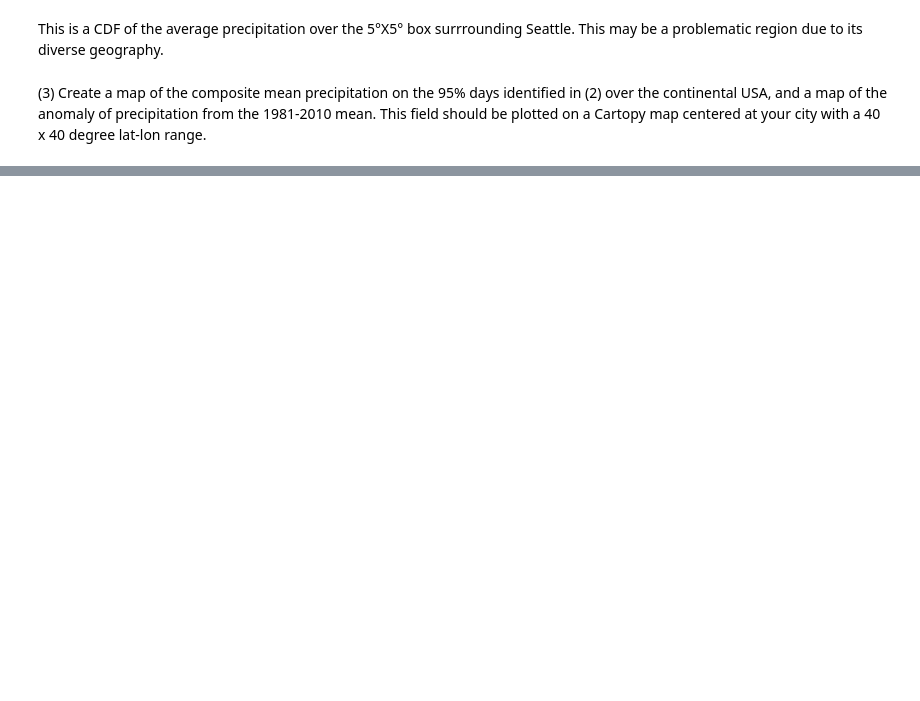
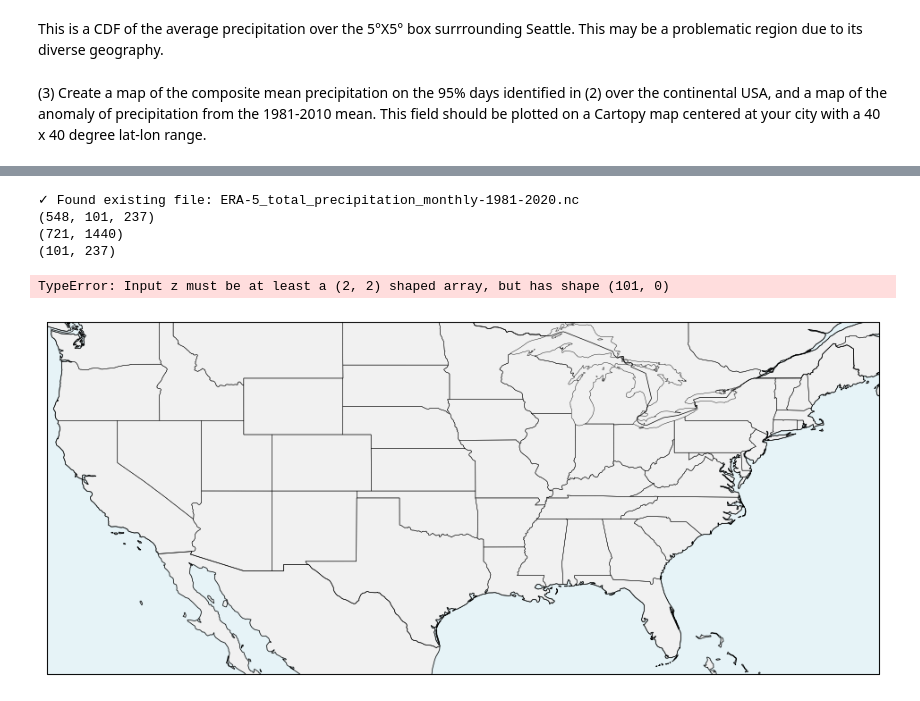
Before and after one commit to zrtorstrick/ATMS-523-Module-2, a Jupyter notebook: HW02.ipynb, the cells around one changed output, grey strips where cells are left out. Saved outputs shown, nothing was run; the diff lists cells and outputs as text; code cells hidden in the pictures; blank space fills up the shorter version.

```diff
--- a/HW02.ipynb
+++ b/HW02.ipynb
@@ -269,0 +267,68 @@ This will only extract data for extreme days to save space and time...
+# %%
+# Load the ERA5 monthly precipitation data file
+era5_filename = 'ERA-5_total_precipitation_monthly-1981-2020.nc'
+if os.path.exists(era5_filename):
+    print(f"✓ Found existing file: {era5_filename}")
+    monthly_precip = xr.open_dataset(era5_filename)['tp']
+else:
+    monthly_precip = xr.open_dataset(
+        'https://www.atmos.illinois.edu/~snesbitt/data/ERA-5_total_precipitation_monthly-1981-2020.nc',
+        engine='h5netcdf')
+    monthly_precip.to_netcdf(era5_filename)
+
+clim_mean = monthly_precip.mean(dim='valid_time')
+print(precip_usa_extreme.shape)
+print(clim_mean.shape)
+print(composite_mean_precip.shape)
+anomaly = composite_mean_precip - clim_mean
+
+# Create the anomaly map
+fig = plt.figure(figsize=(12, 8))
+
+# Create map with USA bounds as defined earlier
+ax = plt.axes(projection=ccrs.PlateCarree())
+ax.set_extent([usa_lon_min, usa_lon_max, usa_lat_min, usa_lat_max],
+               crs=ccrs.PlateCarree())
+
+# Add map features
+ax.add_feature(cfeature.COASTLINE, linewidth=0.5)
+ax.add_feature(cfeature.BORDERS, linewidth=0.5)
+ax.add_feature(cfeature.STATES, linewidth=0.3)
+ax.add_feature(cfeature.OCEAN, color='lightblue', alpha=0.3)
+ax.add_feature(cfeature.LAND, color='lightgray', alpha=0.3)
+
+# Plot the anomaly data
+# Convert longitude from 0-360 to -180 to 180 for plotting
+lon_plot_anom = anomaly.longitude.values
+lon_plot_anom[lon_plot_anom > 180] = lon_plot_anom[lon_plot_anom > 180] - 360
+lon_mesh_anom, lat_mesh_anom = np.meshgrid(lon_plot_anom, anomaly.latitude.values)
+
+# Plot the anomaly data with diverging colormap
+im_anom = ax.contourf(lon_mesh_anom, lat_mesh_anom, anomaly.values,
+                     levels=20, cmap='RdBu_r', transform=ccrs.PlateCarree())
+
+# Add colorbar
+cbar_anom = plt.colorbar(im_anom, ax=ax, orientation='horizontal', pad=0.05, shrink=0.8)
+cbar_anom.set_label('Precipitation Anomaly (mm)', fontsize=12)
+
+# Mark Seattle location
+ax.plot(seattle_lon, seattle_lat, 'ro', markersize=8, transform=ccrs.PlateCarree())
+ax.text(seattle_lon+0.5, seattle_lat+0.5, 'Seattle', transform=ccrs.PlateCarree(),
+        fontsize=12, fontweight='bold')
+
+# Add gridlines
+ax.gridlines(draw_labels=True, dms=True, x_inline=False, y_inline=False, alpha=0.5)
+
+# Set title
+plt.title('Precipitation Anomaly on Extreme Seattle Days\n(Composite Mean - 1981-2020 Climatology)',
+          fontsize=14, fontweight='bold')
+
+plt.tight_layout()
+plt.show()
+# %% [output]
+✓ Found existing file: ERA-5_total_precipitation_monthly-1981-2020.nc
+(548, 101, 237)
+(721, 1440)
+(101, 237)
+TypeError: Input z must be at least a (2, 2) shaped array, but has shape (101, 0)
+[figure, added]
```
Also changed, not shown: parts of 6 cells of this notebook.
